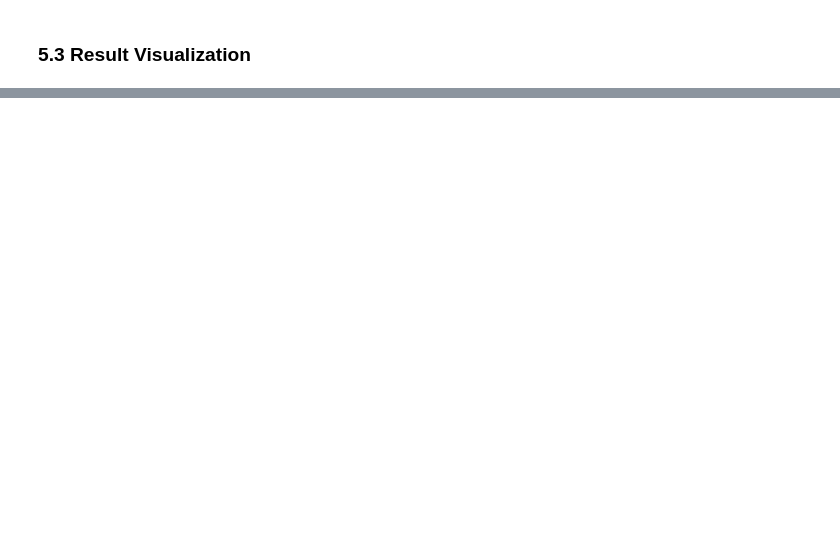
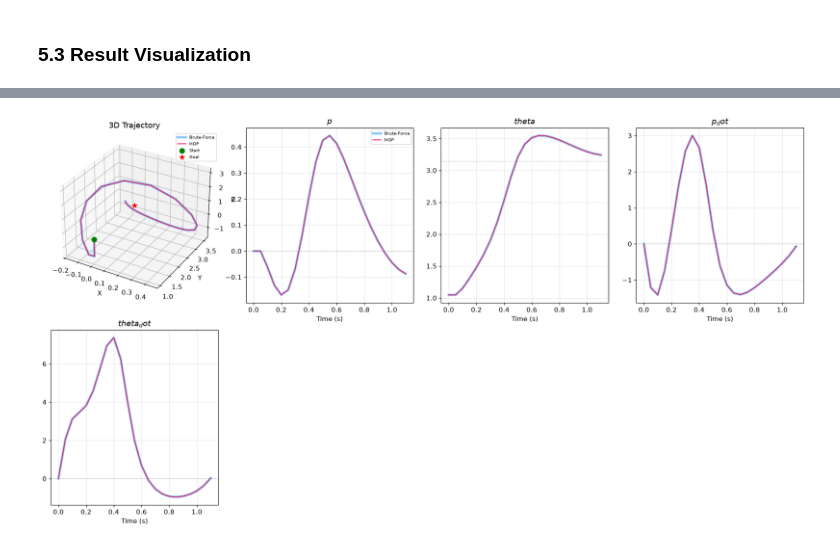
Before and after one commit to viswasdinesh/shifted-hop, a Jupyter notebook: HOP_colab_notebook.ipynb, the cells around one changed output, grey strips where cells are left out. Saved outputs shown, nothing was run; the diff lists cells and outputs as text; code cells hidden in the pictures; blank space fills up the shorter version.

```diff
--- a/HOP_colab_notebook.ipynb
+++ b/HOP_colab_notebook.ipynb
@@ -741,0 +939,35 @@ plt.tight_layout(); plt.show()
+# %%
+fig = plt.figure(figsize=(18, 14))
+
+# BF: thick + translucent; HOP: thin + opaque (both visible even when overlapping)
+style = {"BF": ("#2196F3", "-", 4, 0.5, "Brute-Force"),
+         "HOP": ("#E91E63", "-", 1.5, 1.0, "HOP")}
+
+# 3D trajectory
+ax3 = fig.add_subplot(3, 4, 1, projection="3d")
+for tag, res in [("BF", res_bf_c), ("HOP", res_hop_c)]:
+    X, Ts = res["X"], res["T_star"]
+    c, ls, lw, alpha, lab = style[tag]
+    ax3.plot(X[:Ts+1,0], X[:Ts+1,1], X[:Ts+1,2], color=c, ls=ls, lw=lw, alpha=alpha, label=lab)
+ax3.scatter(*x0_c[:3], color="green", s=70, marker="o", label="Start")
+ax3.scatter(*xg_c[:3], color="red", s=70, marker="*", label="Goal")
+ax3.set(xlabel="X", ylabel="Y", zlabel="Z", title="3D Trajectory")
+ax3.legend(fontsize=7)
+
+
+state_names = ["$p$", "$theta$", "$p_dot$", "$theta_dot$"]
+state_idx   = [0, 1, 2, 3]
+for i, (si, sl) in enumerate(zip(state_idx, state_names)):
+    ax = fig.add_subplot(3, 4, i + 2)
+    for tag, res in [("BF", res_bf_c), ("HOP", res_hop_c)]:
+        X, Ts = res["X"], res["T_star"]
+        c, ls, lw, alpha, lab = style[tag]
+        t = np.arange(Ts + 1) * F_c.dt
+        ax.plot(t, X[:Ts+1, si], color=c, ls=ls, lw=lw, alpha=alpha, label=lab)
+    ax.axhline(xg_c[si], color="gray", ls=":", alpha=0.4)
+    ax.set(xlabel="Time (s)", title=sl)
+    if i == 0: ax.legend(fontsize=7)
+
+plt.tight_layout(); plt.show()
+# %% [output]
+[figure, added]
```
Also changed, not shown: parts of 21 cells of this notebook, 21 other files.
